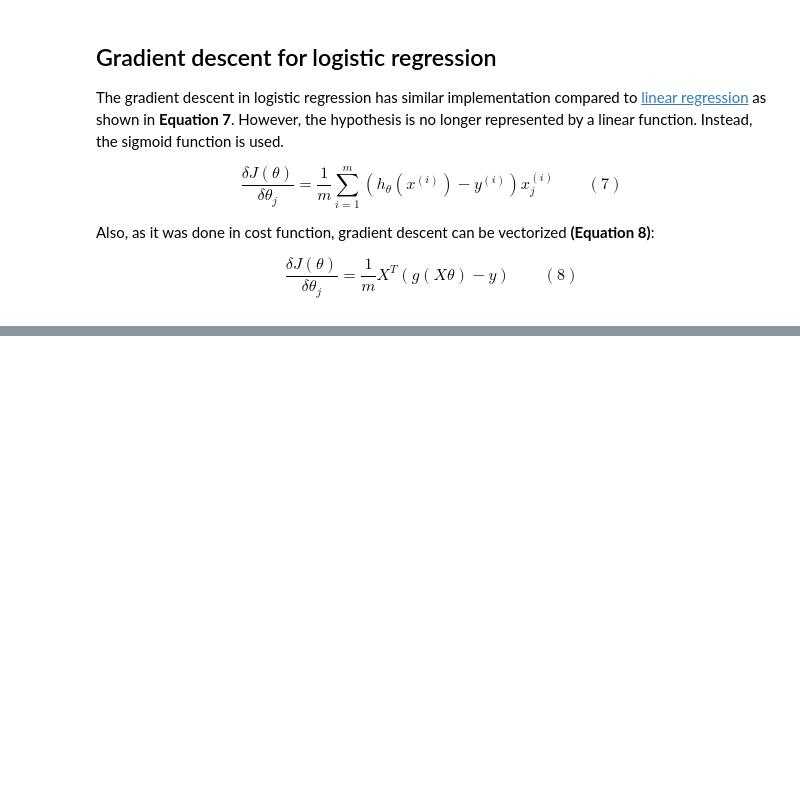
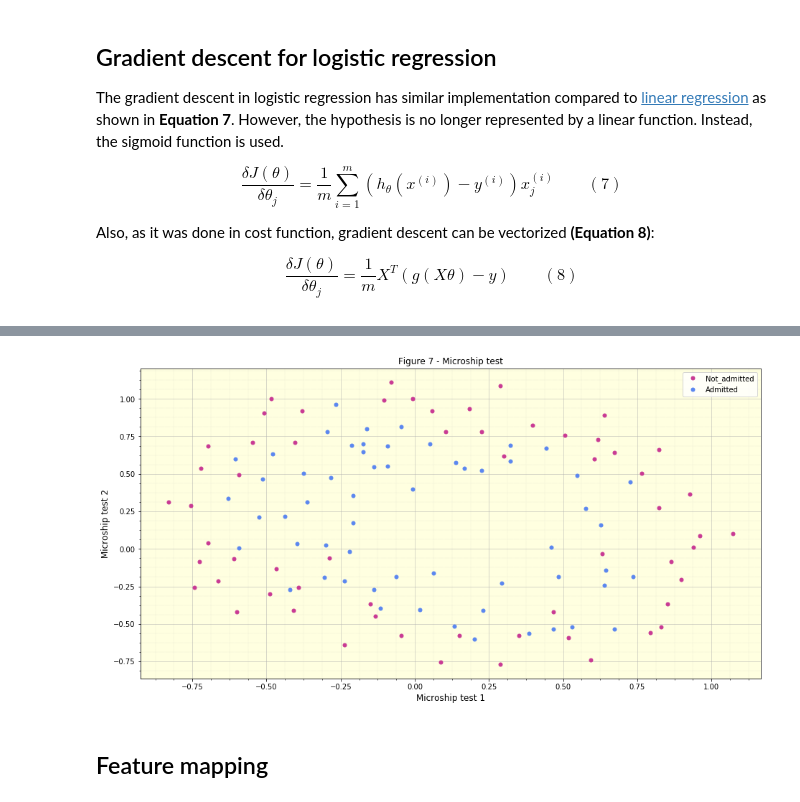
Before and after one commit to gsoumoreira/LogisticRegression_Python, a Jupyter notebook: LogisticRegression.ipynb, the cells around one changed output, grey strips where cells are left out. Cells and saved outputs as stored; diff of their text form; code cells hidden in the pictures; blank space fills up the shorter version.

```diff
--- a/LogisticRegression.ipynb
+++ b/LogisticRegression.ipynb
@@ -226,0 +288,20 @@ Leacur_plot.set_ylabel('Cost Function');
+# %%
+# Path do the Dataset
+pathtodata2 = 'Exercise_Data/ex2_Data.txt'
+
+# Importing the dataset as dataframe
+data2 = pd.read_csv(pathtodata2,delimiter = ',',header=None)
+
+# Setting the header index for the features
+data2.columns = ["Test_1","Test_2","Result"]
+# %%
+# Plotting classification data
+dataPlot2,axes2 = pl.plotClassifier2D(data2,2,1)
+axes2.set_xlabel('Microship test 1',fontsize=12)
+axes2.set_ylabel('Microship test 2',fontsize=12)
+axes2.legend(loc='best',frameon= True, fancybox = True)
+axes2.set_title('Figure 7 - Microship test',fontsize=12);
+# %% [output]
+[figure, added]
+# %% [markdown]
+## Feature mapping
```
Also changed, not shown: parts of 22 cells of this notebook, 1 other file.
